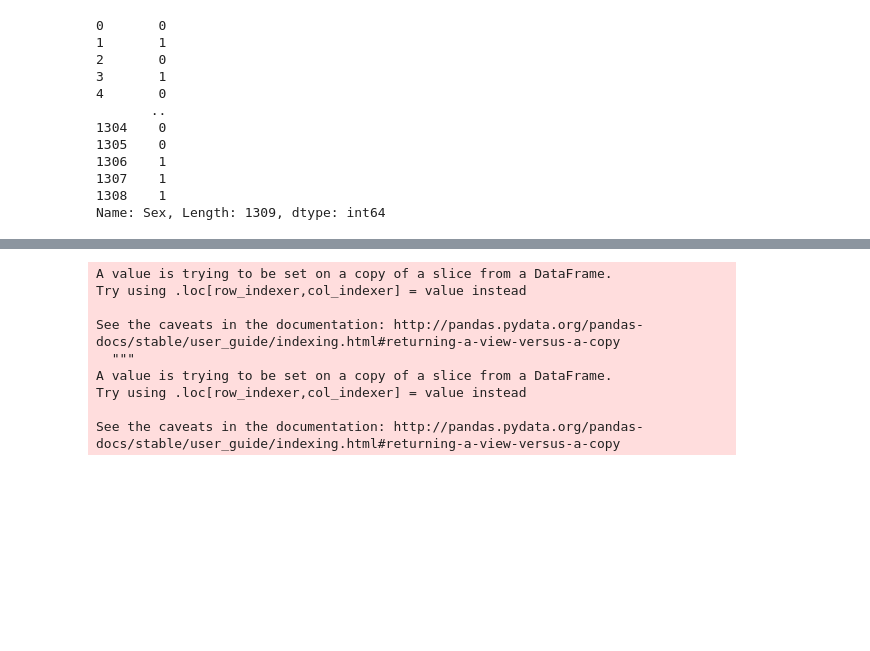
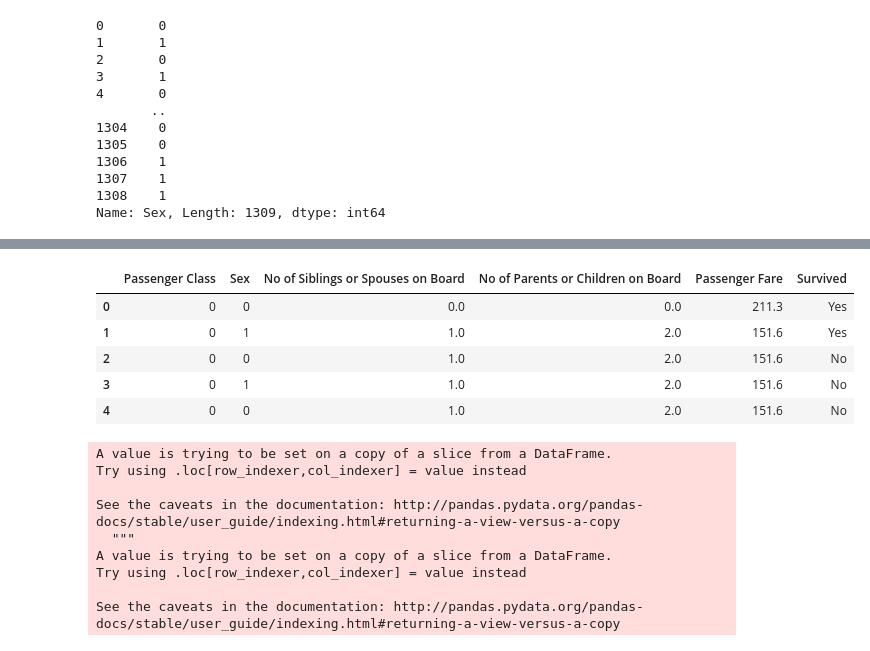
Before and after one commit to Pimmiiiu/DW, a Jupyter notebook: Pandas.ipynb, the cells around one changed output, grey strips where cells are left out. Saved outputs shown, nothing was run; the diff lists cells and outputs as text; code cells hidden in the pictures; blank space fills up the shorter version.

```diff
--- a/Pandas.ipynb
+++ b/Pandas.ipynb
@@ -206,3 +222,12 @@ Name: Sex, Length: 1309, dtype: int64
+# %%
+df_clean_factorize.head()
+# %% [output]
+|  | Passenger Class | Sex | No of Siblings or Spouses on Board | No of Parents or Children on Board | Passenger Fare | Survived |
+| 0 | 0 | 0 | 0.0 | 0.0 | 211.3 | Yes |
+| 1 | 0 | 1 | 1.0 | 2.0 | 151.6 | Yes |
+| 2 | 0 | 0 | 1.0 | 2.0 | 151.6 | No |
+| 3 | 0 | 1 | 1.0 | 2.0 | 151.6 | No |
+| 4 | 0 | 0 | 1.0 | 2.0 | 151.6 | No |
 # %%
 df_clean_factorize = df_clean_row
 data_passenger, unused = pd.factorize(df_clean_row['Passenger Class'])
```
Also changed, not shown: parts of 9 cells of this notebook.
